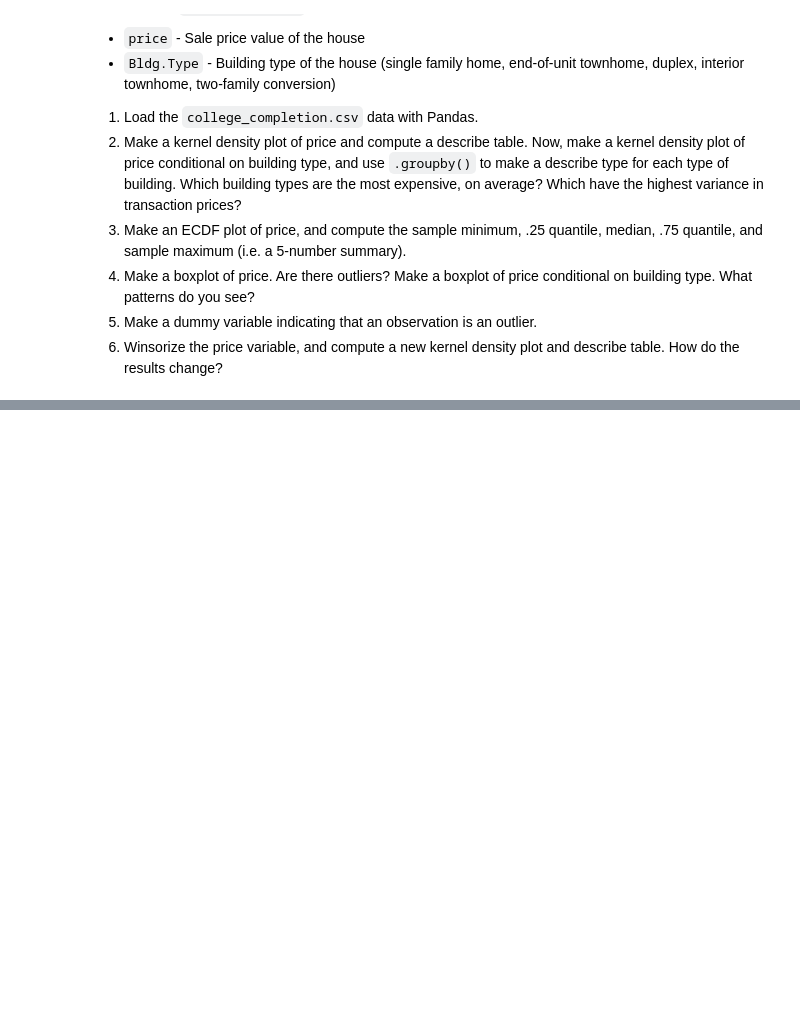
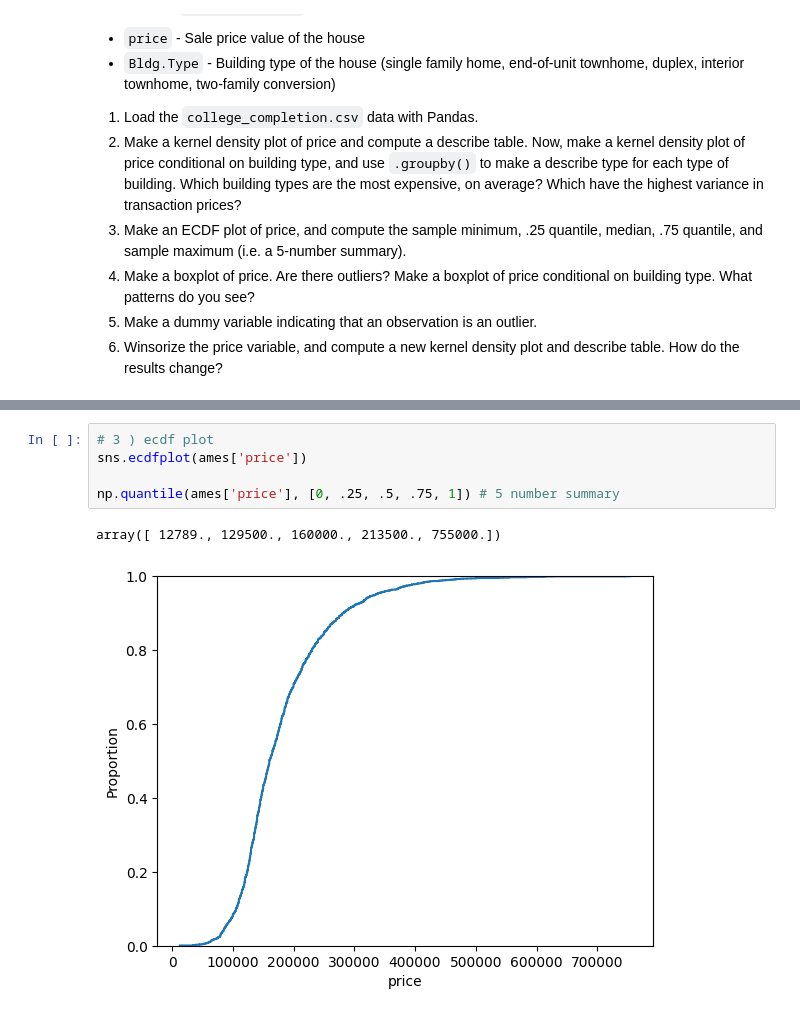
Before and after one commit to AngelikaBaloy/undergrad_ml_assignments, a Jupyter notebook: 01_assignment_wrangling_and_eda.ipynb, the cells around one changed output, grey strips where cells are left out. Cells and saved outputs as stored; diff of their text form; blank space fills up the shorter version.

```diff
--- a/01_assignment_wrangling_and_eda.ipynb
+++ b/01_assignment_wrangling_and_eda.ipynb
@@ -582,0 +636,8 @@ We'll use the `ames_prices.csv` dataset. The "relevant" variables for this quest
+# %%
+# 3 ) ecdf plot
+sns.ecdfplot(ames['price'])
+
+np.quantile(ames['price'], [0, .25, .5, .75, 1]) # 5 number summary
+# %% [output]
+array([ 12789., 129500., 160000., 213500., 755000.])
+[figure, added]
```
Also changed, not shown: parts of 14 cells of this notebook.
